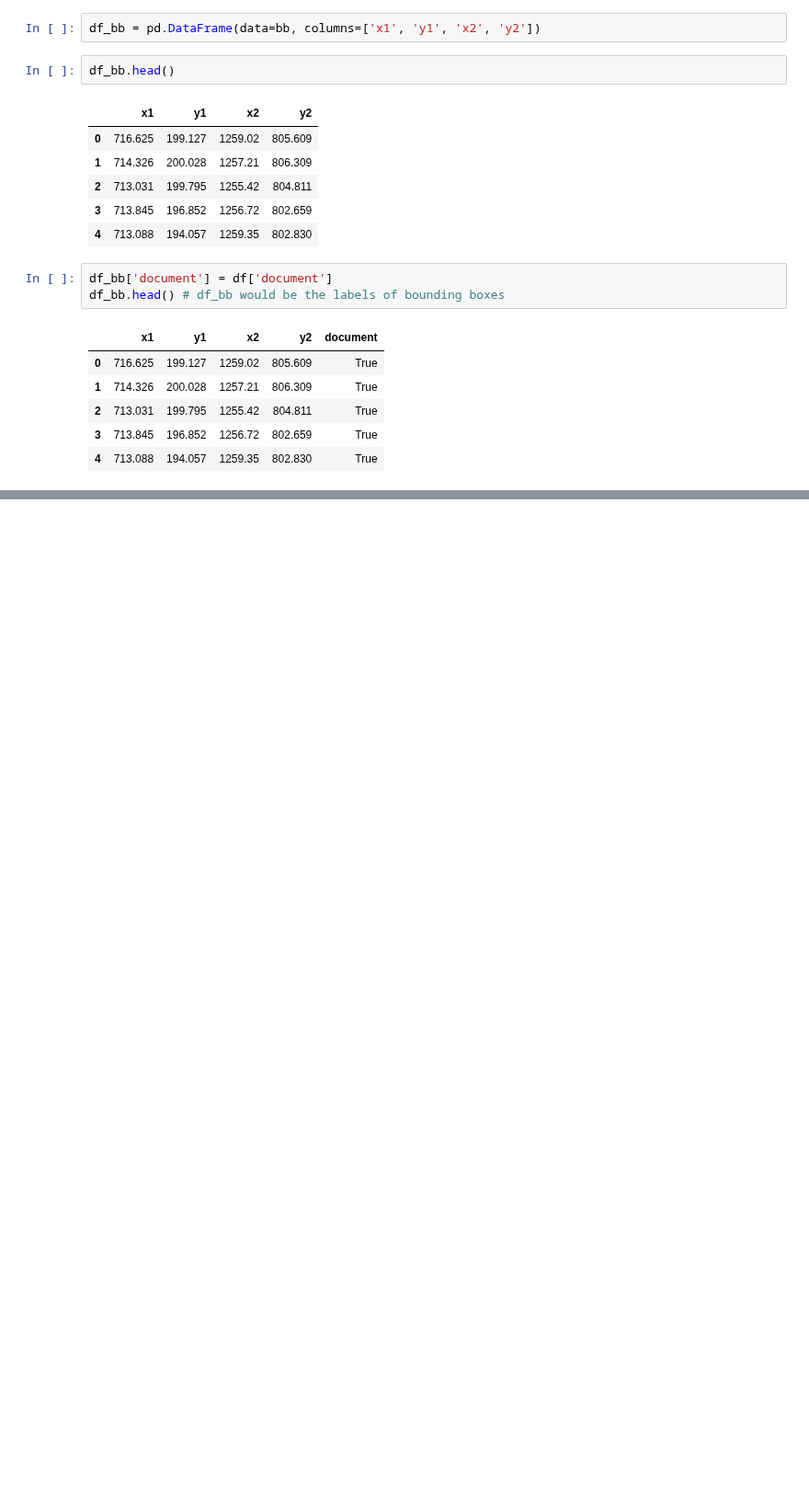
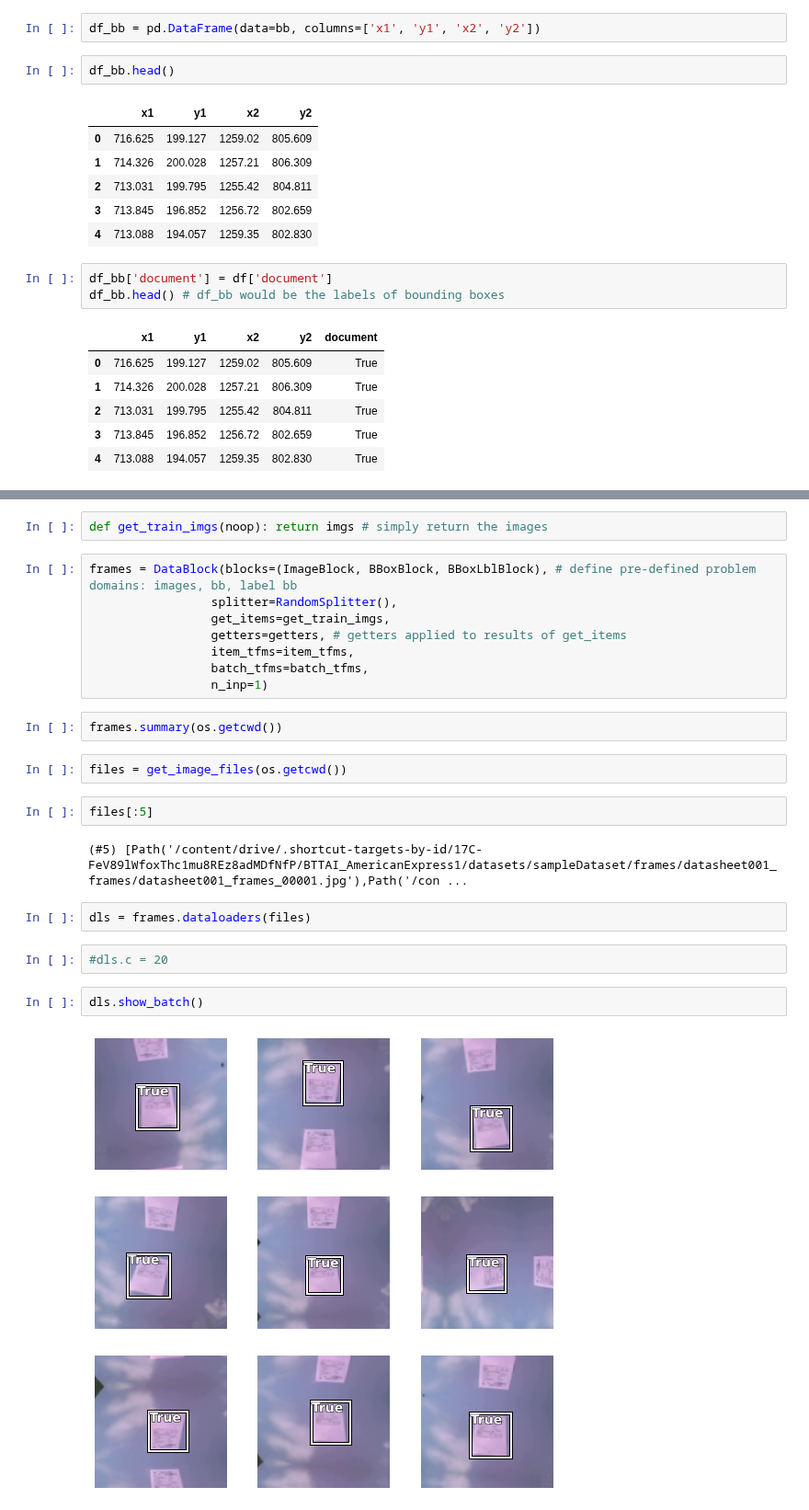
Before and after one commit to alixintong/btt-ai-know-your-customer, a Jupyter notebook: bounding_box.ipynb, the cells around one changed output, grey strips where cells are left out. Shown at 92% size. Saved outputs shown, nothing was run; the diff lists cells and outputs as text; blank space fills up the shorter version.

Commit message:
Built the data loaders

```diff
--- a/bounding_box.ipynb
+++ b/bounding_box.ipynb
@@ -97,0 +117,26 @@ df_bb.head() # df_bb would be the labels of bounding boxes
+# %%
+def get_train_imgs(noop): return imgs # simply return the images
+# %%
+frames = DataBlock(blocks=(ImageBlock, BBoxBlock, BBoxLblBlock), # define pre-defined problem domains: images, bb, label bb
+                 splitter=RandomSplitter(),
+                 get_items=get_train_imgs,
+                 getters=getters, # getters applied to results of get_items
+                 item_tfms=item_tfms,
+                 batch_tfms=batch_tfms,
+                 n_inp=1)
+# %%
+frames.summary(os.getcwd())
+# %%
+files = get_image_files(os.getcwd())
+# %%
+files[:5]
+# %% [output]
+(#5) [Path('/content/drive/.shortcut-targets-by-id/17C-FeV89lWfoxThc1mu8REz8adMDfNfP/BTTAI_AmericanExpress1/datasets/sampleDataset/frames/datasheet001_frames/datasheet001_frames_00001.jpg'),Path('/con ...
+# %%
+dls = frames.dataloaders(files)
+# %%
+#dls.c = 20
+# %%
+dls.show_batch()
+# %% [output]
+[figure, added]
```
Also changed, not shown: parts of 11 cells of this notebook.
